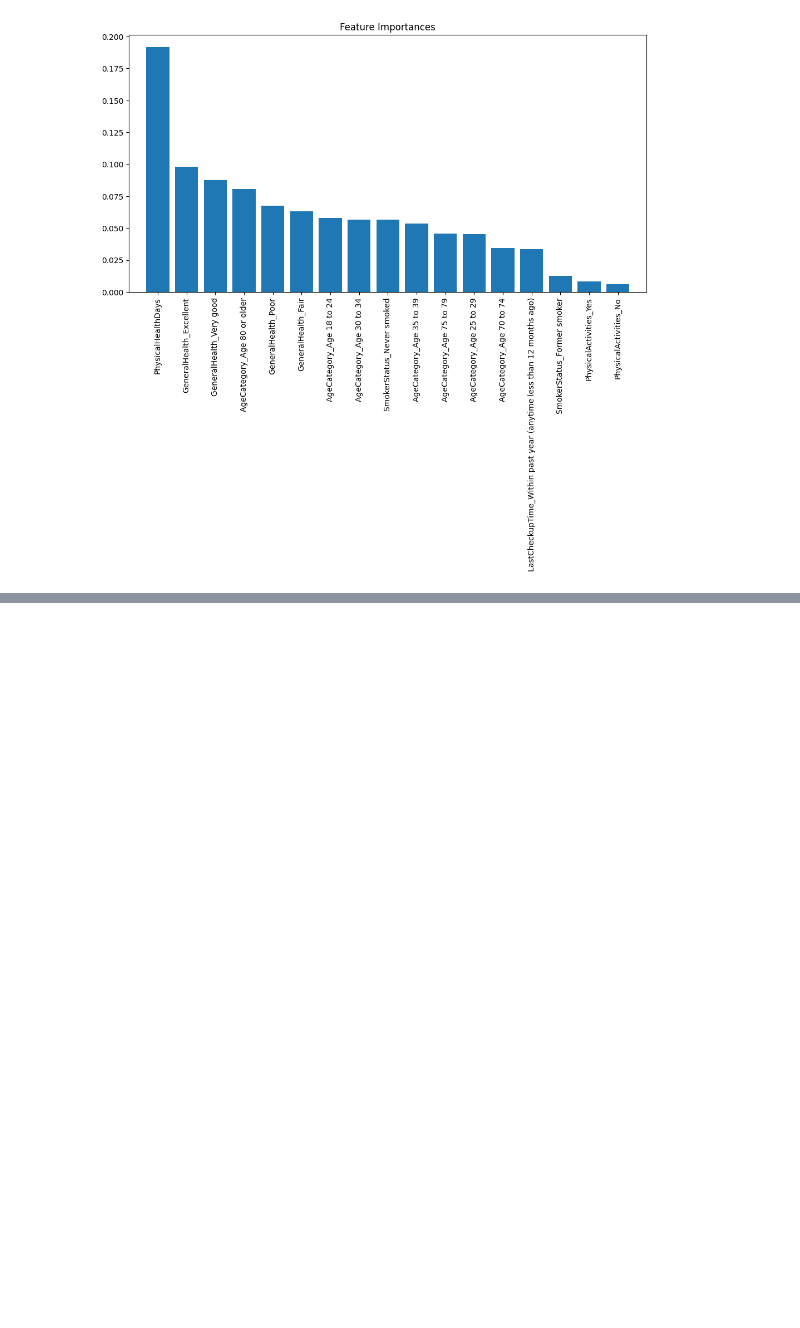
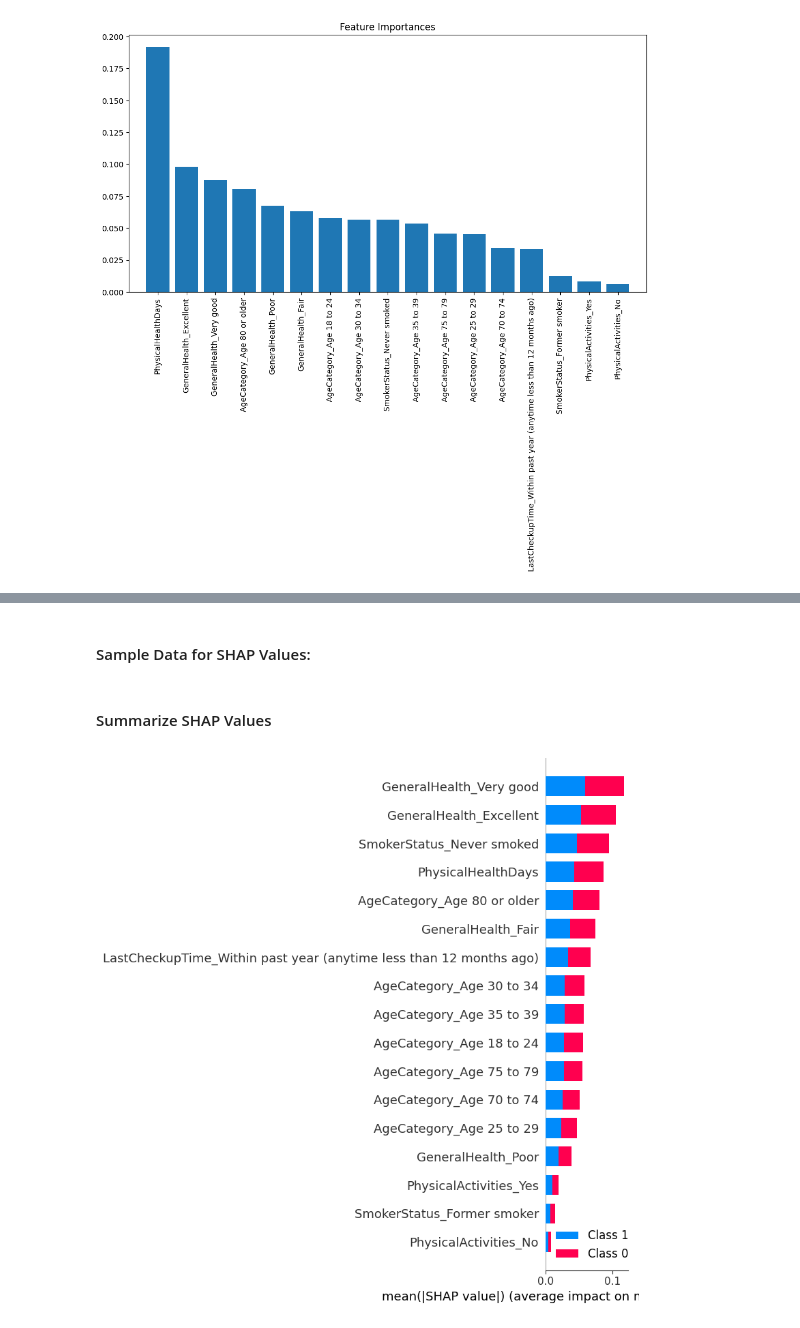
Before and after one commit to rajkumarshahu/AI-Colab, a Jupyter notebook: AI_Project.ipynb, the cells around one changed output, grey strips where cells are left out. Cells and saved outputs as stored; diff of their text form; code cells hidden in the pictures; blank space fills up the shorter version.

```diff
--- a/AI_Project.ipynb
+++ b/AI_Project.ipynb
@@ -339,0 +376,19 @@ plt.show()
+# %% [markdown]
+#### Sample Data for SHAP Values:
+# %%
+# Define the explainer
+explainer = shap.TreeExplainer(rf)
+
+
+# Sample a subset of the test set
+sample_idx = np.random.choice(X_test.shape[0], 500, replace=False)  # Adjust the sample size as needed
+X_sample = X_test.iloc[sample_idx]
+
+# Compute SHAP values for the sample
+shap_values_sample = explainer.shap_values(X_sample)
+# %% [markdown]
+#### Summarize SHAP Values
+# %%
+shap.summary_plot(shap_values_sample, X_sample)
+# %% [output]
+[figure, added]
```
Also changed, not shown: parts of 17 cells of this notebook.
